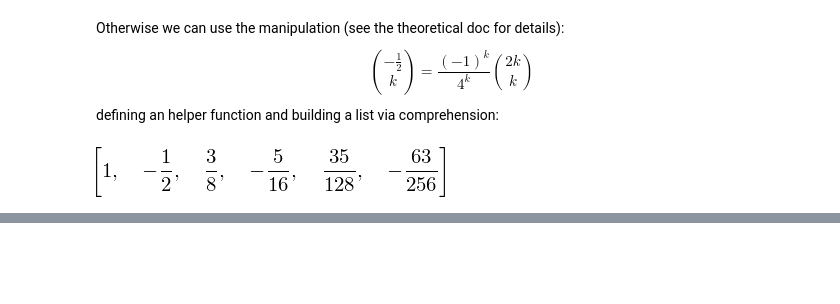
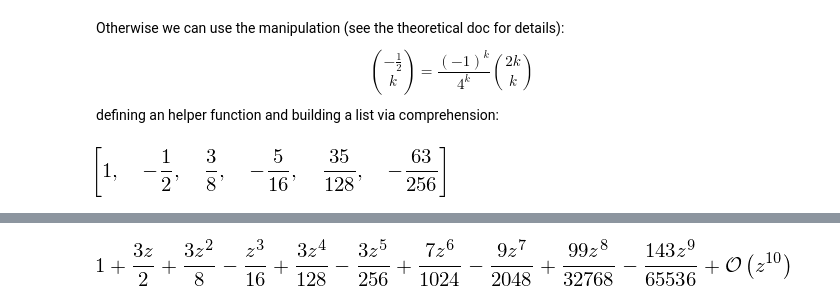
Before and after one commit to massimo-nocentini/pacc, a Jupyter notebook: sympy-notebook/Analysis of Algorithms.ipynb, the cells around one changed output, grey strips where cells are left out. Drawn from its saved outputs; the diff is of its cells as text; code cells hidden in the pictures; blank space fills up the shorter version.

```diff
--- a/sympy-notebook/Analysis of Algorithms.ipynb
+++ b/sympy-notebook/Analysis of Algorithms.ipynb
@@ -118,0 +130,4 @@ def helper(k): return ((-1)**k / 4**k)*binomial(2*k, k)
+# %%
+series(f(Rational(3,2), z), z, n=10)
+# %% [output]
+[figure, added]
```
Also changed, not shown: parts of 26 cells of this notebook, 2 other files.
